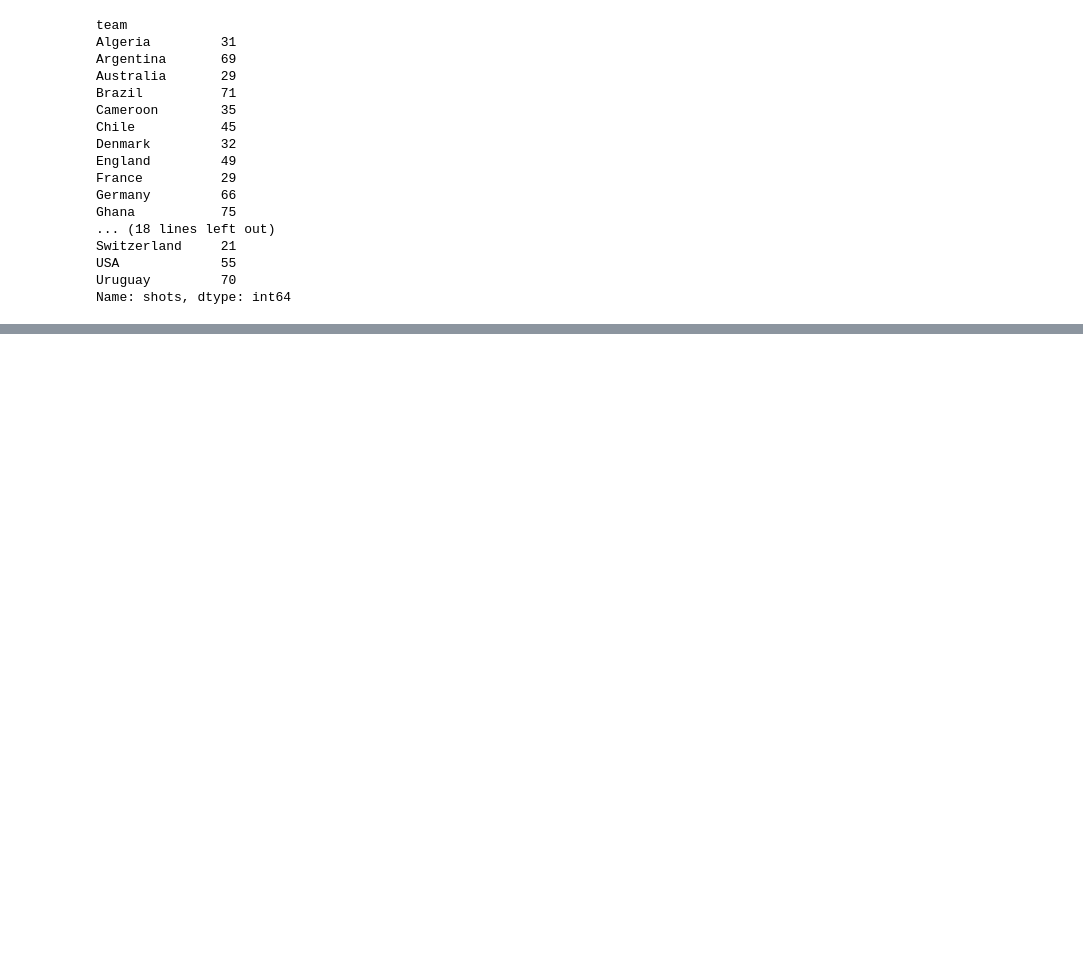
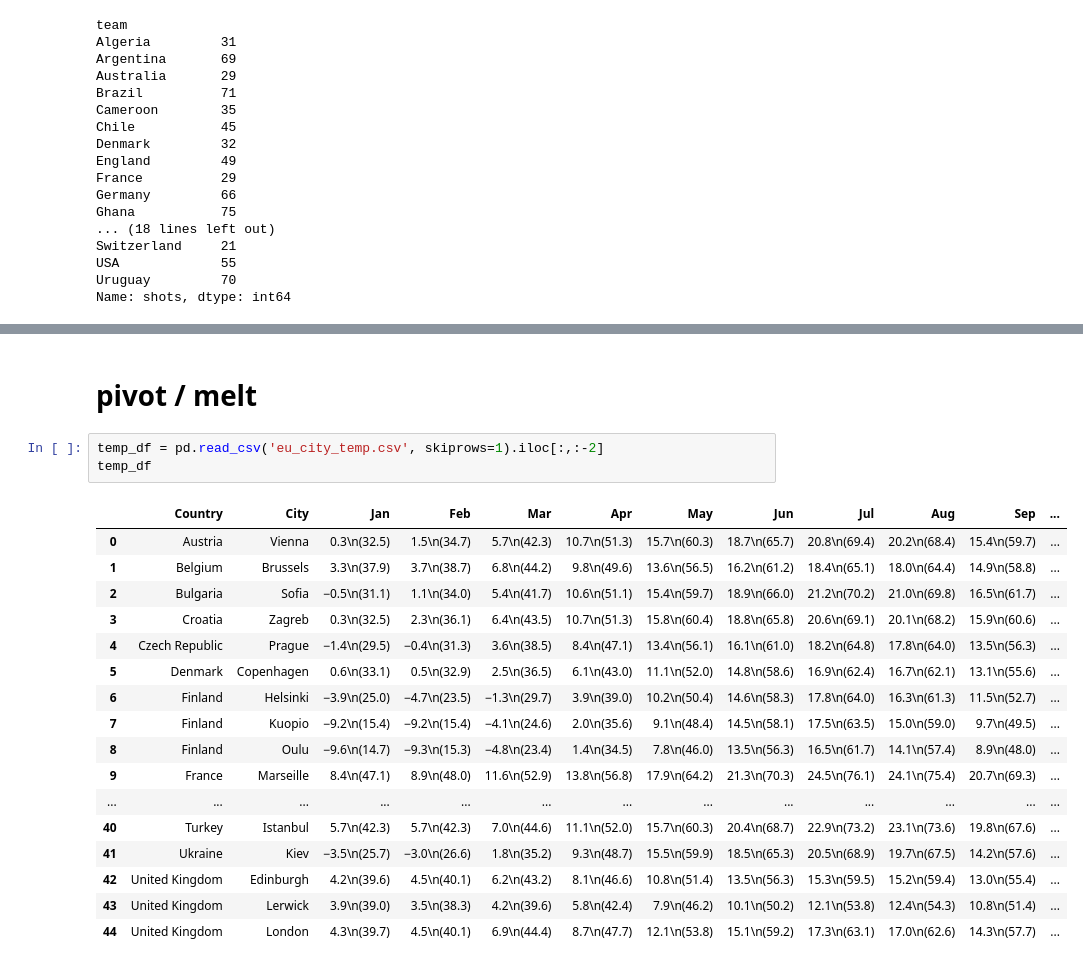
Before and after one commit to PNYWT/Python-For-Data-Science, a Jupyter notebook: Data Science with Big data/Demo/Reshaping.ipynb, the cells around one changed output, grey strips where cells are left out. Cells and saved outputs as stored; diff of their text form; blank space fills up the shorter version.

```diff
--- a/Data Science with Big data/Demo/Reshaping.ipynb
+++ b/Data Science with Big data/Demo/Reshaping.ipynb
@@ -848,0 +937,23 @@ Name: shots, dtype: int64
+# %% [markdown]
+# pivot / melt
+# %%
+temp_df = pd.read_csv('eu_city_temp.csv', skiprows=1).iloc[:,:-2]
+temp_df
+# %% [output]
+|  | Country | City | Jan | Feb | Mar | Apr | May | Jun | Jul | Aug | Sep | ... |
+| 0 | Austria | Vienna | 0.3\n(32.5) | 1.5\n(34.7) | 5.7\n(42.3) | 10.7\n(51.3) | 15.7\n(60.3) | 18.7\n(65.7) | 20.8\n(69.4) | 20.2\n(68.4) | 15.4\n(59.7) | ... |
+| 1 | Belgium | Brussels | 3.3\n(37.9) | 3.7\n(38.7) | 6.8\n(44.2) | 9.8\n(49.6) | 13.6\n(56.5) | 16.2\n(61.2) | 18.4\n(65.1) | 18.0\n(64.4) | 14.9\n(58.8) | ... |
+| 2 | Bulgaria | Sofia | −0.5\n(31.1) | 1.1\n(34.0) | 5.4\n(41.7) | 10.6\n(51.1) | 15.4\n(59.7) | 18.9\n(66.0) | 21.2\n(70.2) | 21.0\n(69.8) | 16.5\n(61.7) | ... |
+| 3 | Croatia | Zagreb | 0.3\n(32.5) | 2.3\n(36.1) | 6.4\n(43.5) | 10.7\n(51.3) | 15.8\n(60.4) | 18.8\n(65.8) | 20.6\n(69.1) | 20.1\n(68.2) | 15.9\n(60.6) | ... |
+| 4 | Czech Republic | Prague | −1.4\n(29.5) | −0.4\n(31.3) | 3.6\n(38.5) | 8.4\n(47.1) | 13.4\n(56.1) | 16.1\n(61.0) | 18.2\n(64.8) | 17.8\n(64.0) | 13.5\n(56.3) | ... |
+| 5 | Denmark | Copenhagen | 0.6\n(33.1) | 0.5\n(32.9) | 2.5\n(36.5) | 6.1\n(43.0) | 11.1\n(52.0) | 14.8\n(58.6) | 16.9\n(62.4) | 16.7\n(62.1) | 13.1\n(55.6) | ... |
+| 6 | Finland | Helsinki | −3.9\n(25.0) | −4.7\n(23.5) | −1.3\n(29.7) | 3.9\n(39.0) | 10.2\n(50.4) | 14.6\n(58.3) | 17.8\n(64.0) | 16.3\n(61.3) | 11.5\n(52.7) | ... |
+| 7 | Finland | Kuopio | −9.2\n(15.4) | −9.2\n(15.4) | −4.1\n(24.6) | 2.0\n(35.6) | 9.1\n(48.4) | 14.5\n(58.1) | 17.5\n(63.5) | 15.0\n(59.0) | 9.7\n(49.5) | ... |
+| 8 | Finland | Oulu | −9.6\n(14.7) | −9.3\n(15.3) | −4.8\n(23.4) | 1.4\n(34.5) | 7.8\n(46.0) | 13.5\n(56.3) | 16.5\n(61.7) | 14.1\n(57.4) | 8.9\n(48.0) | ... |
+| 9 | France | Marseille | 8.4\n(47.1) | 8.9\n(48.0) | 11.6\n(52.9) | 13.8\n(56.8) | 17.9\n(64.2) | 21.3\n(70.3) | 24.5\n(76.1) | 24.1\n(75.4) | 20.7\n(69.3) | ... |
+| ... | ... | ... | ... | ... | ... | ... | ... | ... | ... | ... | ... | ... |
+| 40 | Turkey | Istanbul | 5.7\n(42.3) | 5.7\n(42.3) | 7.0\n(44.6) | 11.1\n(52.0) | 15.7\n(60.3) | 20.4\n(68.7) | 22.9\n(73.2) | 23.1\n(73.6) | 19.8\n(67.6) | ... |
+| 41 | Ukraine | Kiev | −3.5\n(25.7) | −3.0\n(26.6) | 1.8\n(35.2) | 9.3\n(48.7) | 15.5\n(59.9) | 18.5\n(65.3) | 20.5\n(68.9) | 19.7\n(67.5) | 14.2\n(57.6) | ... |
+| 42 | United Kingdom | Edinburgh | 4.2\n(39.6) | 4.5\n(40.1) | 6.2\n(43.2) | 8.1\n(46.6) | 10.8\n(51.4) | 13.5\n(56.3) | 15.3\n(59.5) | 15.2\n(59.4) | 13.0\n(55.4) | ... |
+| 43 | United Kingdom | Lerwick | 3.9\n(39.0) | 3.5\n(38.3) | 4.2\n(39.6) | 5.8\n(42.4) | 7.9\n(46.2) | 10.1\n(50.2) | 12.1\n(53.8) | 12.4\n(54.3) | 10.8\n(51.4) | ... |
+| 44 | United Kingdom | London | 4.3\n(39.7) | 4.5\n(40.1) | 6.9\n(44.4) | 8.7\n(47.7) | 12.1\n(53.8) | 15.1\n(59.2) | 17.3\n(63.1) | 17.0\n(62.6) | 14.3\n(57.7) | ... |
```
Also changed, not shown: parts of 24 cells of this notebook, 6 other files.
